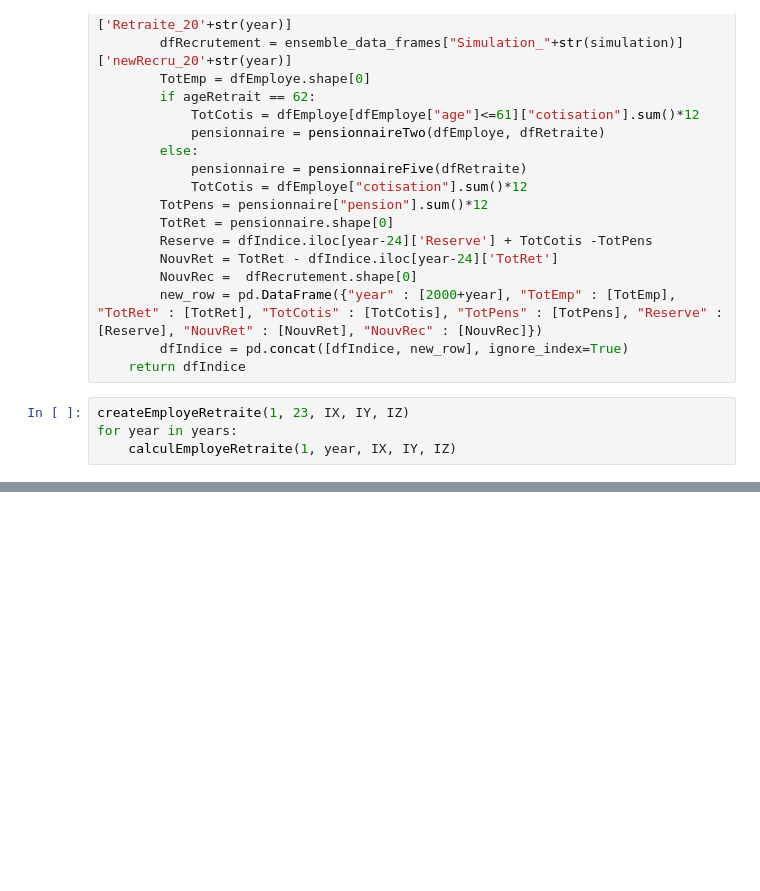
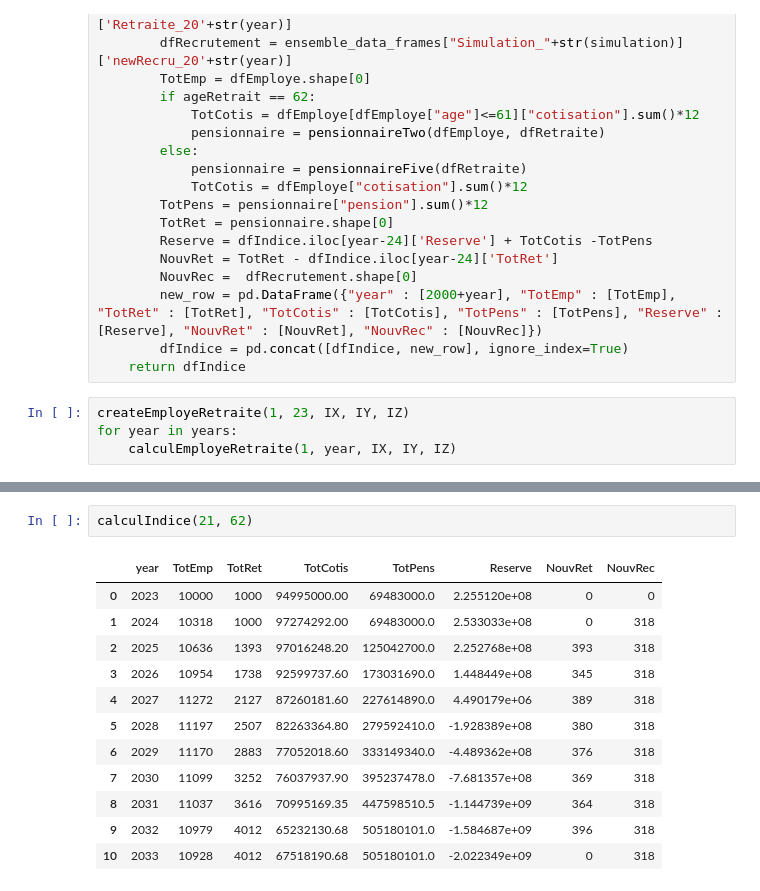
Before and after one commit to Khalil200a/Simulation, a Jupyter notebook: main.ipynb, the cells around one changed output, grey strips where cells are left out. Cells and saved outputs as stored; diff of their text form; blank space fills up the shorter version.

```diff
--- a/main.ipynb
+++ b/main.ipynb
@@ -331,0 +367,15 @@ calculIndice(1, 65)
+# %%
+calculIndice(21, 62)
+# %% [output]
+|  | year | TotEmp | TotRet | TotCotis | TotPens | Reserve | NouvRet | NouvRec |
+| 0 | 2023 | 10000 | 1000 | 94995000.00 | 69483000.0 | 2.255120e+08 | 0 | 0 |
+| 1 | 2024 | 10318 | 1000 | 97274292.00 | 69483000.0 | 2.533033e+08 | 0 | 318 |
+| 2 | 2025 | 10636 | 1393 | 97016248.20 | 125042700.0 | 2.252768e+08 | 393 | 318 |
+| 3 | 2026 | 10954 | 1738 | 92599737.60 | 173031690.0 | 1.448449e+08 | 345 | 318 |
+| 4 | 2027 | 11272 | 2127 | 87260181.60 | 227614890.0 | 4.490179e+06 | 389 | 318 |
+| 5 | 2028 | 11197 | 2507 | 82263364.80 | 279592410.0 | -1.928389e+08 | 380 | 318 |
+| 6 | 2029 | 11170 | 2883 | 77052018.60 | 333149340.0 | -4.489362e+08 | 376 | 318 |
+| 7 | 2030 | 11099 | 3252 | 76037937.90 | 395237478.0 | -7.681357e+08 | 369 | 318 |
+| 8 | 2031 | 11037 | 3616 | 70995169.35 | 447598510.5 | -1.144739e+09 | 364 | 318 |
+| 9 | 2032 | 10979 | 4012 | 65232130.68 | 505180101.0 | -1.584687e+09 | 396 | 318 |
+| 10 | 2033 | 10928 | 4012 | 67518190.68 | 505180101.0 | -2.022349e+09 | 0 | 318 |
```
Also changed, not shown: parts of 15 cells of this notebook.
